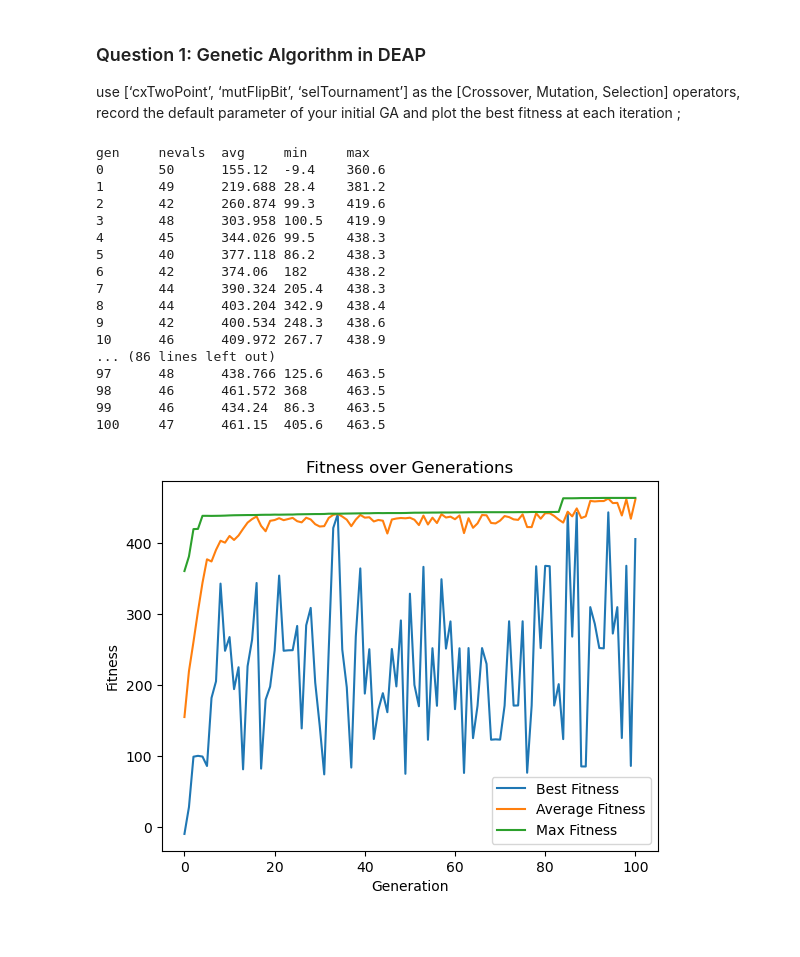
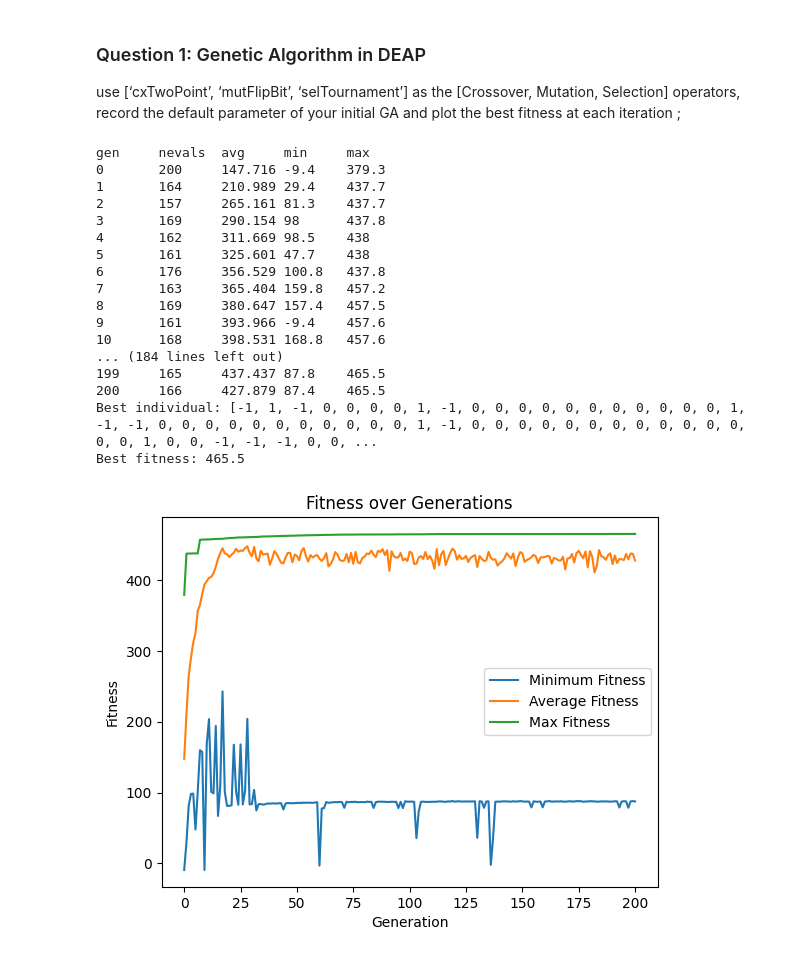
Before and after one commit to grafaelw/1BM120-Assignment14, a Jupyter notebook: Assignment-1/Petrinet.ipynb, the cells around one changed output. Saved outputs shown, nothing was run; the diff lists cells and outputs as text; code cells hidden in the pictures.

```diff
--- a/Assignment-1/Petrinet.ipynb
+++ b/Assignment-1/Petrinet.ipynb
@@ -241,17 +250,17 @@ import random
 import numpy as np
 
 # set up the GA parameters
-POPULATION_SIZE = 50
-P_CROSSOVER = 0.9  # probability for crossover
-P_MUTATION = 0.1   # probability for mutation
-MAX_GENERATIONS = 100
-HALL_OF_FAME_SIZE = 10
+POPULATION_SIZE = 200
+P_CROSSOVER = 0.8  # probability for crossover
+P_MUTATION = 0.2   # probability for mutation
+MAX_GENERATIONS = 200
+HALL_OF_FAME_SIZE = 5
 
 # set the random seed for reproducibility
 RANDOM_SEED = 42
 random.seed(RANDOM_SEED)
 
-# Define the fitness function and the creator for individuals and population
+# set up the DEAP toolbox with the necessary elements
 creator.create("FitnessMax", base.Fitness, weights=(1.0,))
 creator.create("Individual", list, fitness=creator.FitnessMax)
 
@@ -265,53 +274,56 @@ toolbox.register("individual", tools.initRepeat, creator.Individual,
 toolbox.register("population", tools.initRepeat, list, toolbox.individual)
 toolbox.register("evaluate", fitness)
 toolbox.register("mate", tools.cxTwoPoint)
 toolbox.register("mutate", tools.mutFlipBit, indpb=0.05)
 toolbox.register("select", tools.selTournament, tournsize=3)
 
 # Initialize statistics
 stats = tools.Statistics(lambda ind: ind.fitness.values)
 stats.register("avg", np.mean)
 stats.register("min", np.min)
 stats.register("max", np.max)
 
 # Initialize the hall of fame
-hof = tools.HallOfFame(HALL_OF_FAME_SIZE)
+hall_of_fame = tools.HallOfFame(HALL_OF_FAME_SIZE)
 
-# Run the algorithm
+# Run the GA
 pop = toolbox.population(n=POPULATION_SIZE)
 pop, logbook = algorithms.eaSimple(pop, toolbox, cxpb=P_CROSSOVER, mutpb=P_MUTATION,
-                                   ngen=MAX_GENERATIONS, stats=stats, halloffame=hof, verbose=True)
+                                   ngen=MAX_GENERATIONS, stats=stats, halloffame=hall_of_fame, verbose=True)
 
 # Get the best individual
-best_individual = hof[0]
+best_individual = hall_of_fame[0]
+best_fitness = best_individual.fitness.values[0]
+print("Best individual:", best_individual)
+print("Best fitness:", best_fitness)
 
-# Plot the best fitness at each generation
+# Plot the evolution of the fitness across generations
 import matplotlib.pyplot as plt
 gen, min_fit, avg_fit, max_fit = logbook.select("gen", "min", "avg", "max")
-plt.plot(gen, min_fit, label="Best Fitness")
+plt.plot(gen, min_fit, label="Minimum Fitness")
 plt.plot(gen, avg_fit, label="Average Fitness")
 plt.plot(gen, max_fit, label="Max Fitness")
 plt.xlabel("Generation")
 plt.ylabel("Fitness")
 plt.title("Fitness over Generations")
 plt.legend()
 plt.show()
 # %% [output]
 gen     nevals  avg     min     max
-0       50      155.12  -9.4    360.6
-1       49      219.688 28.4    381.2
-2       42      260.874 99.3    419.6
-3       48      303.958 100.5   419.9
-4       45      344.026 99.5    438.3
-5       40      377.118 86.2    438.3
-6       42      374.06  182     438.2
-7       44      390.324 205.4   438.3
-8       44      403.204 342.9   438.4
-9       42      400.534 248.3   438.6
-10      46      409.972 267.7   438.9
-... (86 lines left out)
-97      48      438.766 125.6   463.5
-98      46      461.572 368     463.5
-99      46      434.24  86.3    463.5
-100     47      461.15  405.6   463.5
+0       200     147.716 -9.4    379.3
+1       164     210.989 29.4    437.7
+2       157     265.161 81.3    437.7
+3       169     290.154 98      437.8
+4       162     311.669 98.5    438
+5       161     325.601 47.7    438
+6       176     356.529 100.8   437.8
+7       163     365.404 159.8   457.2
+8       169     380.647 157.4   457.5
+9       161     393.966 -9.4    457.6
+10      168     398.531 168.8   457.6
+... (184 lines left out)
+199     165     437.437 87.8    465.5
+200     166     427.879 87.4    465.5
+Best individual: [-1, 1, -1, 0, 0, 0, 0, 1, -1, 0, 0, 0, 0, 0, 0, 0, 0, 0, 0, 0, 1, -1, -1, 0, 0, 0, 0, 0, 0, 0, 0, 0, 0, 0, 1, -1, 0, 0, 0, 0, 0, 0, 0, 0, 0, 0, 0, 0, 0, 0, 1, 0, 0, -1, -1, -1, 0, 0, ...
+Best fitness: 465.5
-[figure, old version]
+[figure, new version]
```
Also changed, not shown: parts of 1 cell of this notebook.
